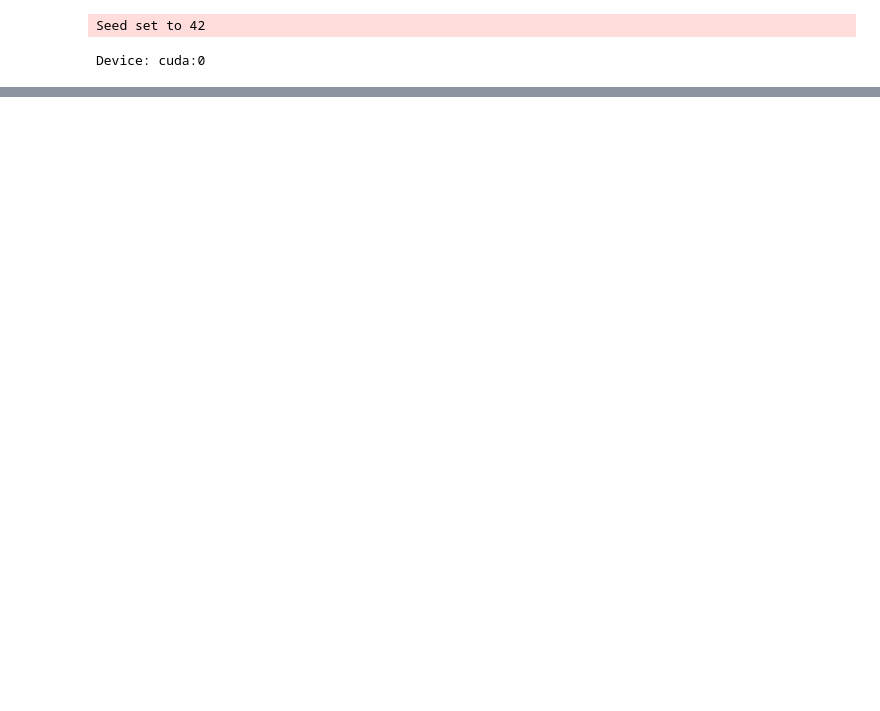
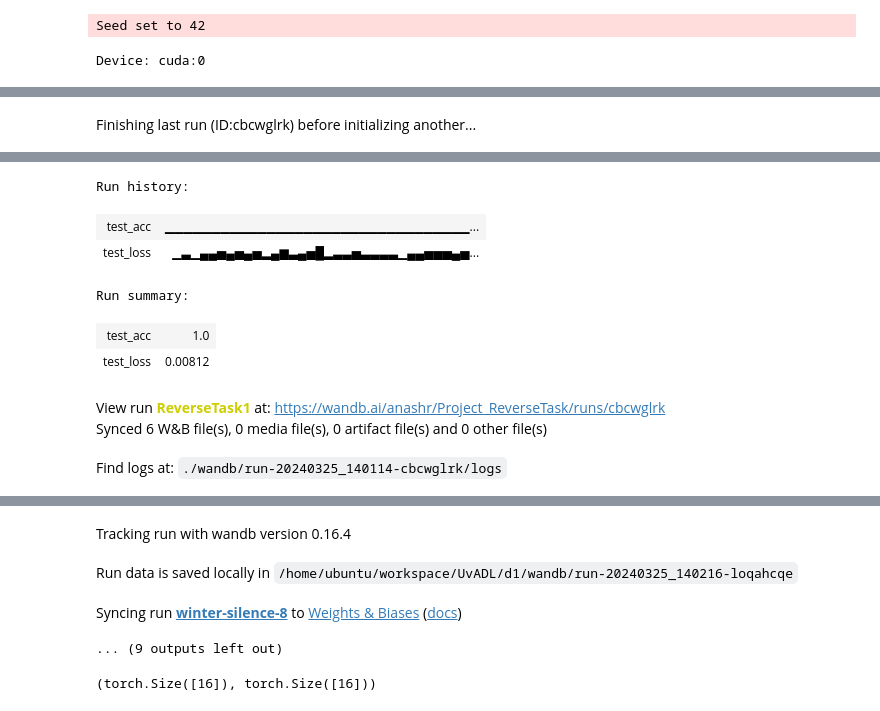
Before and after one commit to anashr18/dlnb, a Jupyter notebook: d1/attention.ipynb, the cells around one changed output, grey strips where cells are left out. Cells and saved outputs as stored; diff of their text form; code cells hidden in the pictures; blank space fills up the shorter version.

```diff
--- a/d1/attention.ipynb
+++ b/d1/attention.ipynb
@@ -118,0 +230,15 @@ ic| attention: tensor([[4.7396e-05, 5.5805e-02, 9.4415e-01],
+# %%
+class CosineWarmupSchedular(optim.lr_scheduler._LRScheduler):
+    def __init__(self, optimizer, warmup, max_iters):
+        self.warmup = warmup
+        self.max_num_iters = max_iters
+        super().__init__(optimizer)
+    def get_lr(self):
+        lr_factor = self.get_lr_factor(epoch=self.last_epoch)
+        # ic(lr_factor)
+        return [base_lr * lr_factor for base_lr in self.base_lrs]
+    def get_lr_factor(self, epoch):
+        lr_factor = 0.5 * (1 + np.cos(np.pi * epoch / self.max_num_iters))
+        if epoch <= self.warmup:
+            lr_factor *= epoch * 1.0 / self.warmup
+        return lr_factor
@@ -118,0 +264,19 @@ ic| attention: tensor([[4.7396e-05, 5.5805e-02, 9.4415e-01],
+# %%
+wandb.init(project="test-lr_rate", entity="anashr")
+p = nn.Parameter(torch.empty(4, 4))
+optimizer = optim.Adam([p], lr=1e-3)
+lr_scheduler = CosineWarmupSchedular(optimizer=optimizer, warmup=100, max_iters=2000)
+
+# Example of logging learning rate factors for each iteration
+for iteration in range(2000):
+    # Update the learning rate using your scheduler here
+    # This part depends on your training loop and how you've implemented lr updates
+
+    # Get the current learning rate factor
+    lr_factor = lr_scheduler.get_lr_factor(iteration)
+
+    # Log the learning rate factor to wandb
+    wandb.log({"Learning Rate Factor": lr_factor}, step=iteration)
+wandb.finish()
+# %% [output]
+Finishing last run (ID:cbcwglrk) before initializing another...
@@ -118,0 +284,9 @@ ic| attention: tensor([[4.7396e-05, 5.5805e-02, 9.4415e-01],
+Run history:
+| test_acc | ▁▁▁▁▁▁▁▁▁▁▁▁▁▁▁▁▁▁▁▁▁▁▁▁▁▁▁▁▁▁▁▁▁... |
+| test_loss | ▁▃▁▄▄▅▄▅▄▅▂▄▆▃▄▅█▂▃▃▅▃▃▃▃▁▄▄▅▅▅▄▅... |
+Run summary:
+| test_acc | 1.0 |
+| test_loss | 0.00812 |
+View run ReverseTask1 at: https://wandb.ai/anashr/Project_ReverseTask/runs/cbcwglrk
+Synced 6 W&B file(s), 0 media file(s), 0 artifact file(s) and 0 other file(s)
+Find logs at: ./wandb/run-20240325_140114-cbcwglrk/logs
@@ -118,0 +294,4 @@ ic| attention: tensor([[4.7396e-05, 5.5805e-02, 9.4415e-01],
+Tracking run with wandb version 0.16.4
+Run data is saved locally in /home/ubuntu/workspace/UvADL/d1/wandb/run-20240325_140216-loqahcqe
+Syncing run winter-silence-8 to Weights & Biases (docs)
+... (9 outputs left out)
@@ -118,0 +365,5 @@ ic| attention: tensor([[4.7396e-05, 5.5805e-02, 9.4415e-01],
+# %%
+i, la = rd[1]
+ic(i.shape, la.shape)
+# %% [output]
+(torch.Size([16]), torch.Size([16]))
```
Also changed, not shown: parts of 32 cells of this notebook, 2 other files.
